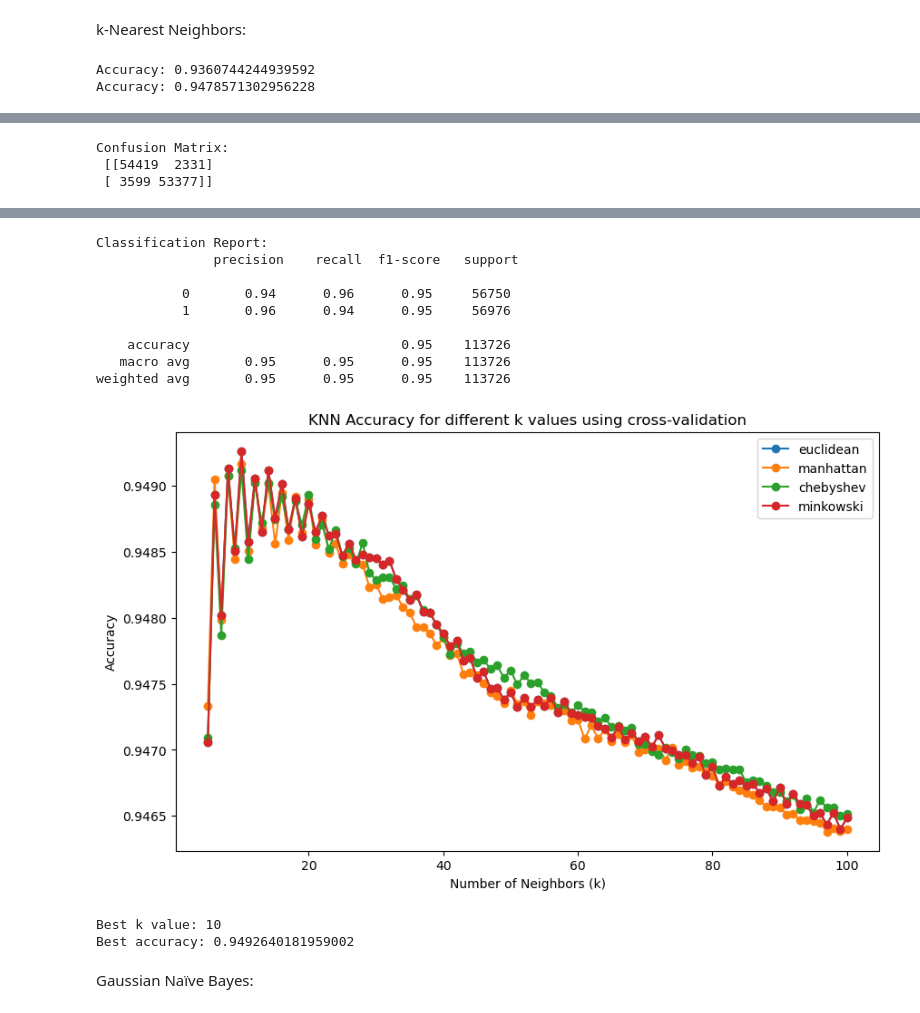
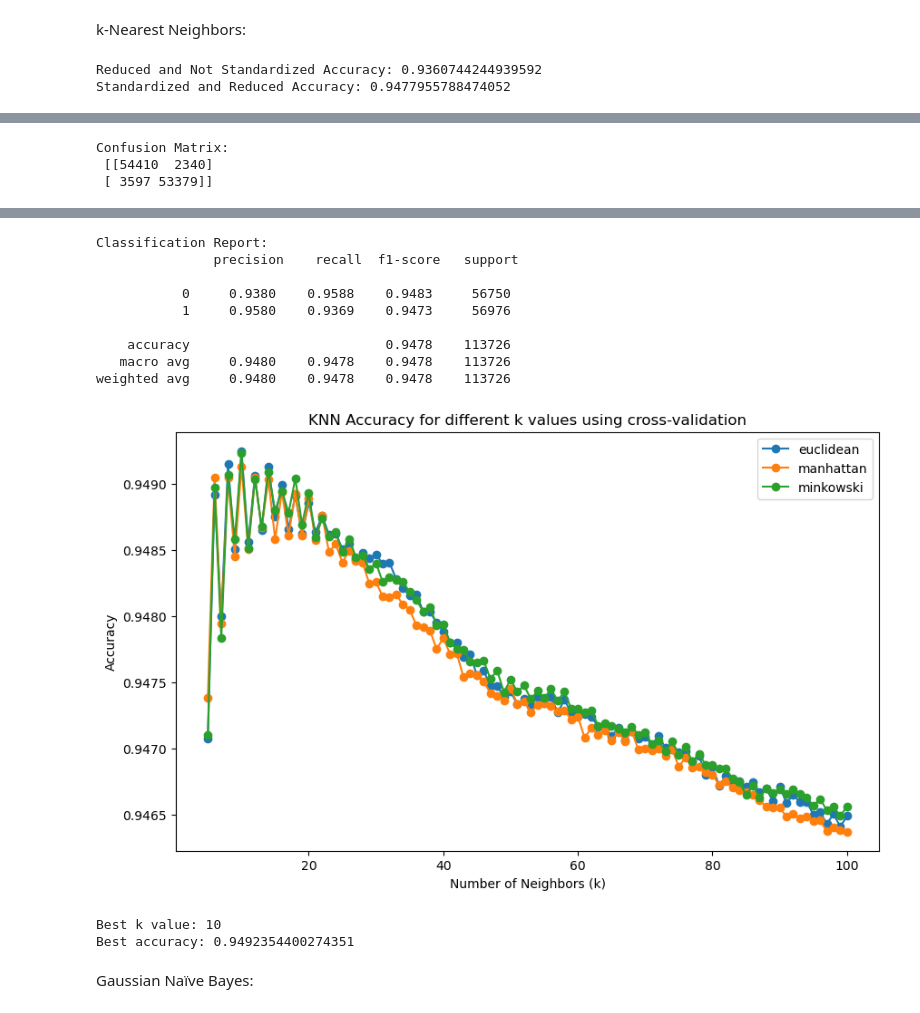
Before and after one commit to ewf40054/Binary-Classification-Project, a Jupyter notebook: Notebook.ipynb, the cells around one changed output, grey strips where cells are left out. Saved outputs shown, nothing was run; the diff lists cells and outputs as text; code cells hidden in the pictures.

Commit message:
update kNN accuracy plot to match the one on the slides, and 4 digit for classificaton report

```diff
--- a/Notebook.ipynb
+++ b/Notebook.ipynb
@@ -326,7 +326,7 @@ knn.fit(X_train, y_train)
 # Make predictions and evaluate
 y_pred = knn.predict(X_test)
 accuracy = knn.score(X_test, y_test)
-print("Accuracy:", accuracy)
+print("Reduced and Not Standardized Accuracy:", accuracy)
 
 fig, axes = plt.subplots(1, 2, figsize=(10, 6))
 
@@ -361,7 +361,7 @@ knn.fit(X_train_reduced, y_train)
 # Make predictions and evaluate
 y_pred = knn.predict(X_test_reduced)
 accuracy = knn.score(X_test_reduced, y_test)
-print("Accuracy:", accuracy)
+print("Standardized and Reduced Accuracy:", accuracy)
 
 # Scatter Plot
 sns.scatterplot(x=X_train_reduced[:, 0], y=X_train_reduced[:, 1], hue=y_train, palette='coolwarm', s=100, ax=axes[1])
@@ -385,56 +385,59 @@ plt.title("Confusion Matrix")
 plt.show()
 
 # Classification Report
-class_report = classification_report(y_test, y_pred)
+class_report = classification_report(y_test, y_pred, digits=4)
 print("Classification Report:\n", class_report)
 
 # Accuracy Plot for different k values
 k_values = range(5, 101)
 
 def compute_accuracy(k, metric):
-    knn = KNeighborsClassifier(n_neighbors=k, metric=metric)
+    if metric == 'minkowski':
+        knn = KNeighborsClassifier(n_neighbors=k, metric=metric, p=3)
+    else:
+        knn = KNeighborsClassifier(n_neighbors=k, metric=metric)
     cv_scores = cross_val_score(knn, X_train_reduced, y_train, cv=5, scoring='accuracy')
     return cv_scores.mean()
 
 
 plt.figure(figsize=(10, 6))
-distance_metrics = ['euclidean', 'manhattan', 'chebyshev', 'minkowski']
+distance_metrics = ['euclidean', 'manhattan', 'minkowski']
 for metric in distance_metrics:
     accuracies = Parallel(n_jobs=-1)(delayed(compute_accuracy)(k, metric) for k in k_values)
     plt.plot(k_values, accuracies, marker="o", label=metric)
 
 plt.title("KNN Accuracy for different k values using cross-validation")
 plt.xlabel("Number of Neighbors (k)")
 plt.ylabel("Accuracy")
 plt.legend()
 plt.show()
 
 # Find the best k value
 best_k_index = np.argmax(accuracies)
 best_k = k_values[best_k_index]
 max_accuracy = accuracies[best_k_index]
 print(f"Best k value: {best_k}")
 print(f"Best accuracy: {max_accuracy}")
 # %% [output]
-Accuracy: 0.9360744244939592
-Accuracy: 0.9478571302956228
+Reduced and Not Standardized Accuracy: 0.9360744244939592
+Standardized and Reduced Accuracy: 0.9477955788474052
 [figure]
 Confusion Matrix:
- [[54419  2331]
- [ 3599 53377]]
+ [[54410  2340]
+ [ 3597 53379]]
 [figure]
 Classification Report:
                precision    recall  f1-score   support
 
-           0       0.94      0.96      0.95     56750
-           1       0.96      0.94      0.95     56976
+           0     0.9380    0.9588    0.9483     56750
+           1     0.9580    0.9369    0.9473     56976
 
-    accuracy                           0.95    113726
-   macro avg       0.95      0.95      0.95    113726
-weighted avg       0.95      0.95      0.95    113726
+    accuracy                         0.9478    113726
+   macro avg     0.9480    0.9478    0.9478    113726
+weighted avg     0.9480    0.9478    0.9478    113726
-[figure, old version]
+[figure, new version]
 Best k value: 10
-Best accuracy: 0.9492640181959002
+Best accuracy: 0.9492354400274351
 # %% [markdown]
 Gaussian Naïve Bayes:
 # %%
```
Also changed, not shown: parts of 11 cells of this notebook.
